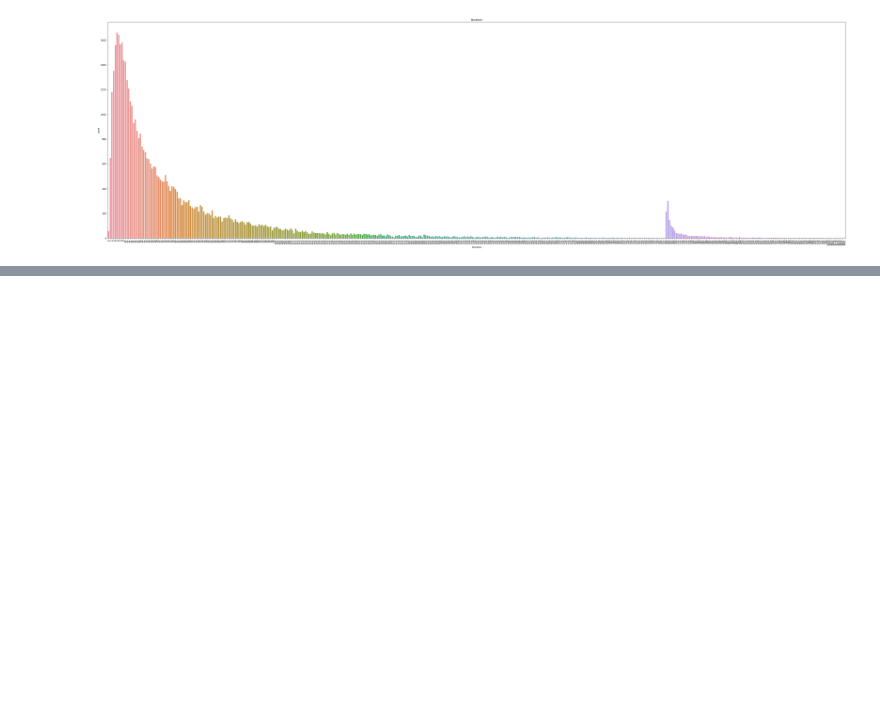
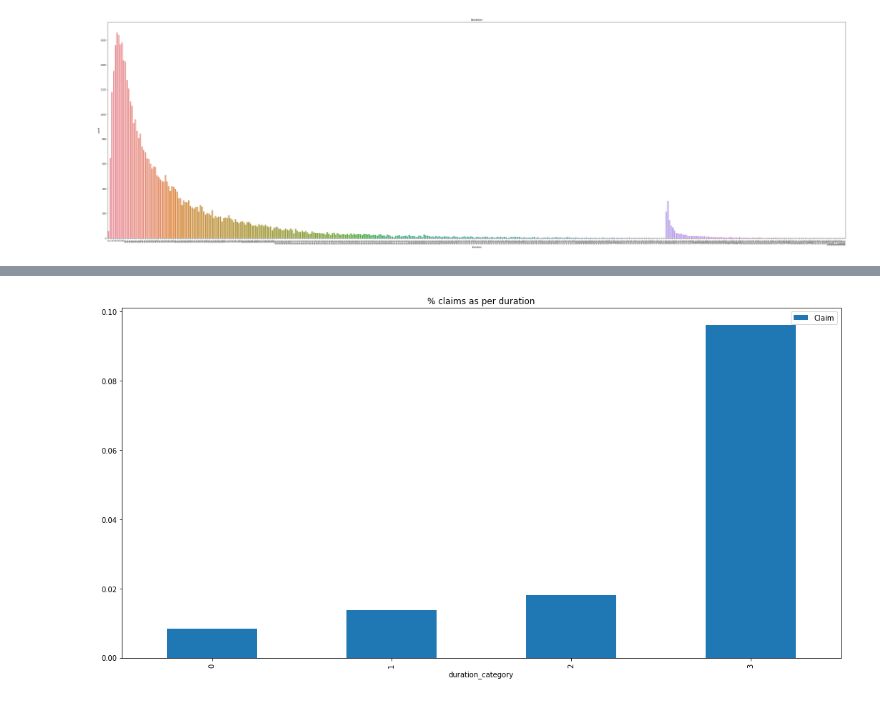
Before and after one commit to sosagago/Are-you-sure-to-Insure-, a Jupyter notebook: Insurer.ipynb, the cells around one changed output, grey strips where cells are left out. Cells and saved outputs as stored; diff of their text form; code cells hidden in the pictures; blank space fills up the shorter version.

```diff
--- a/Insurer.ipynb
+++ b/Insurer.ipynb
@@ -375,0 +384,6 @@ df.tail()
+# %%
+df[['duration_category','Claim']].groupby(['duration_category']).mean().plot.bar()
+plt.title('% claims as per duration')
+plt.show()
+# %% [output]
+[figure, added]
```
Also changed, not shown: parts of 25 cells of this notebook.
